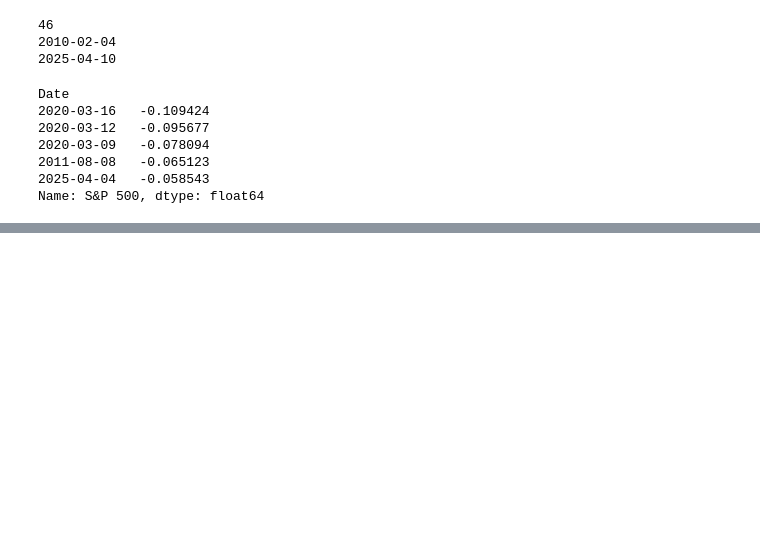
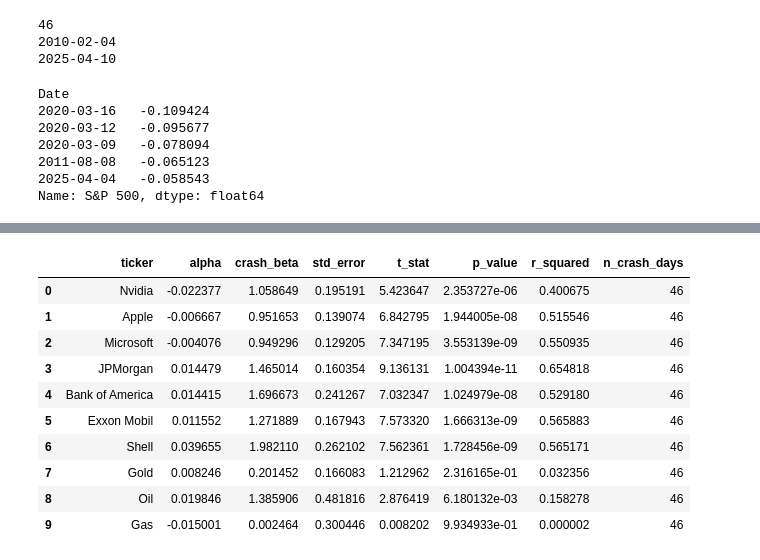
Before and after one commit to rakotoan/Crash-Metrics, a Jupyter notebook: Crash_Metrics.ipynb, the cells around one changed output, grey strips where cells are left out. Saved outputs shown, nothing was run; the diff lists cells and outputs as text; code cells hidden in the pictures; blank space fills up the shorter version.

Commit message:
calculating crash betas

```diff
--- a/Crash_Metrics.ipynb
+++ b/Crash_Metrics.ipynb
@@ -282 +282,33 @@ crash_days
 | 2025-04-10 | -0.043819 | -0.059127 | -0.042394 | -0.023406 | -0.030853 | -0.034993 | -0.055482 | -0.064329 | 0.024424 | ... |
+# %%
+# on calcule ensuite coefficients régression
+
+import statsmodels.api as sm
+
+results = []
+
+benchmark = "S&P 500"
+for asset in crash_days.columns:
+
+    if asset == benchmark:
+        continue
+
+    y = crash_days[asset]
+    X = crash_days[benchmark]
+
+    X = sm.add_constant(X)
+
+    model = sm.OLS(y,X).fit()
+
+    results.append(
+    {
+        "ticker": asset,
+        "alpha": model.params["const"],
+        "crash_beta":model.params[benchmark],
+        "std_error": model.bse[benchmark],
+        "t_stat":model.tvalues[benchmark],
+        "p_value":model.pvalues[benchmark],
+        "r_squared":model.rsquared,
+        "n_crash_days":int(model.nobs),
+    }
+    )
@@ -282,0 +335,15 @@ crash_days
+# %%
+crash_betas = pd.DataFrame(results)
+crash_betas
+# %% [output]
+|  | ticker | alpha | crash_beta | std_error | t_stat | p_value | r_squared | n_crash_days |
+| 0 | Nvidia | -0.022377 | 1.058649 | 0.195191 | 5.423647 | 2.353727e-06 | 0.400675 | 46 |
+| 1 | Apple | -0.006667 | 0.951653 | 0.139074 | 6.842795 | 1.944005e-08 | 0.515546 | 46 |
+| 2 | Microsoft | -0.004076 | 0.949296 | 0.129205 | 7.347195 | 3.553139e-09 | 0.550935 | 46 |
+| 3 | JPMorgan | 0.014479 | 1.465014 | 0.160354 | 9.136131 | 1.004394e-11 | 0.654818 | 46 |
+| 4 | Bank of America | 0.014415 | 1.696673 | 0.241267 | 7.032347 | 1.024979e-08 | 0.529180 | 46 |
+| 5 | Exxon Mobil | 0.011552 | 1.271889 | 0.167943 | 7.573320 | 1.666313e-09 | 0.565883 | 46 |
+| 6 | Shell | 0.039655 | 1.982110 | 0.262102 | 7.562361 | 1.728456e-09 | 0.565171 | 46 |
+| 7 | Gold | 0.008246 | 0.201452 | 0.166083 | 1.212962 | 2.316165e-01 | 0.032356 | 46 |
+| 8 | Oil | 0.019846 | 1.385906 | 0.481816 | 2.876419 | 6.180132e-03 | 0.158278 | 46 |
+| 9 | Gas | -0.015001 | 0.002464 | 0.300446 | 0.008202 | 9.934933e-01 | 0.000002 | 46 |
```
Also changed, not shown: parts of 9 cells of this notebook.
